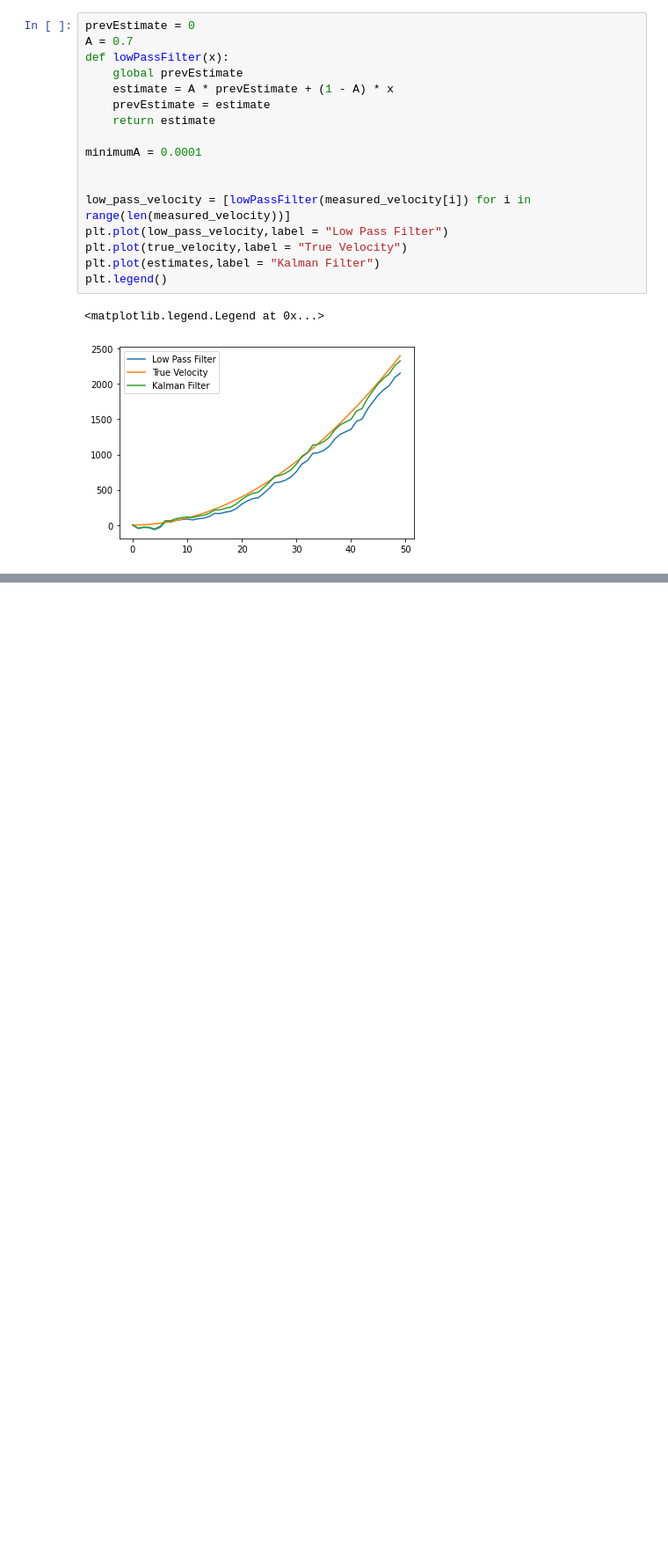
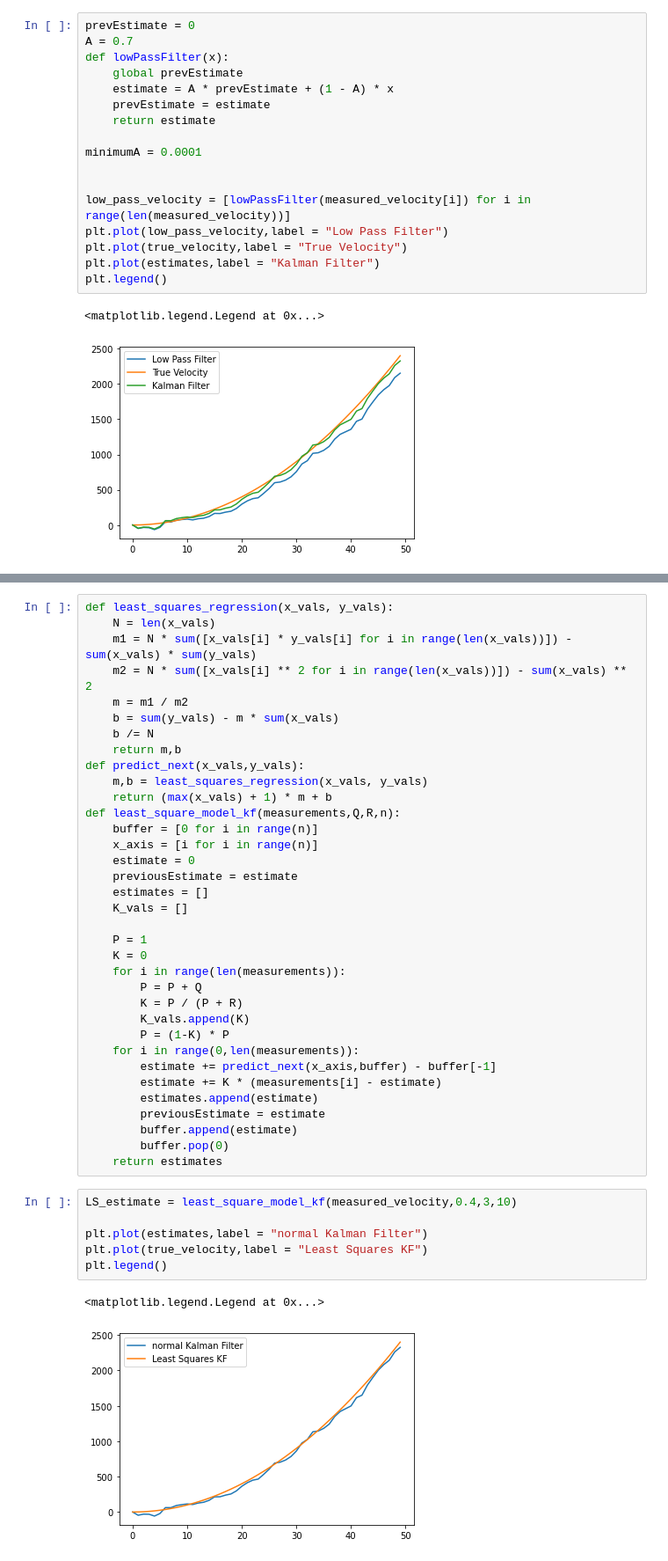
Before and after one commit to BenCaunt/Kalman-Filter-Experiments, a Jupyter notebook: velocity kalman filter example .ipynb, the cells around one changed output, grey strips where cells are left out. Shown: that part at 88% size. Saved outputs shown, nothing was run; the diff lists cells and outputs as text; blank space fills up the shorter version.

```diff
--- a/velocity kalman filter example .ipynb
+++ b/velocity kalman filter example .ipynb
@@ -143,0 +147,44 @@ plt.legend()
+# %%
+def least_squares_regression(x_vals, y_vals):
+    N = len(x_vals)
+    m1 = N * sum([x_vals[i] * y_vals[i] for i in range(len(x_vals))]) - sum(x_vals) * sum(y_vals)
+    m2 = N * sum([x_vals[i] ** 2 for i in range(len(x_vals))]) - sum(x_vals) ** 2
+    m = m1 / m2
+    b = sum(y_vals) - m * sum(x_vals)
+    b /= N
+    return m,b
+def predict_next(x_vals,y_vals):
+    m,b = least_squares_regression(x_vals, y_vals)
+    return (max(x_vals) + 1) * m + b
+def least_square_model_kf(measurements,Q,R,n):
+    buffer = [0 for i in range(n)]
+    x_axis = [i for i in range(n)]
+    estimate = 0
+    previousEstimate = estimate
+    estimates = []
+    K_vals = []
+
+    P = 1
+    K = 0
+    for i in range(len(measurements)):
+        P = P + Q
+        K = P / (P + R)
+        K_vals.append(K)
+        P = (1-K) * P
+    for i in range(0,len(measurements)):
+        estimate += predict_next(x_axis,buffer) - buffer[-1]
+        estimate += K * (measurements[i] - estimate)
+        estimates.append(estimate)
+        previousEstimate = estimate
+        buffer.append(estimate)
+        buffer.pop(0)
+    return estimates
+# %%
+LS_estimate = least_square_model_kf(measured_velocity,0.4,3,10)
+
+plt.plot(estimates,label = "normal Kalman Filter")
+plt.plot(true_velocity,label = "Least Squares KF")
+plt.legend()
+# %% [output]
+<matplotlib.legend.Legend at 0x...>
+[figure, added]
```
Also changed, not shown: parts of 18 cells of this notebook.
